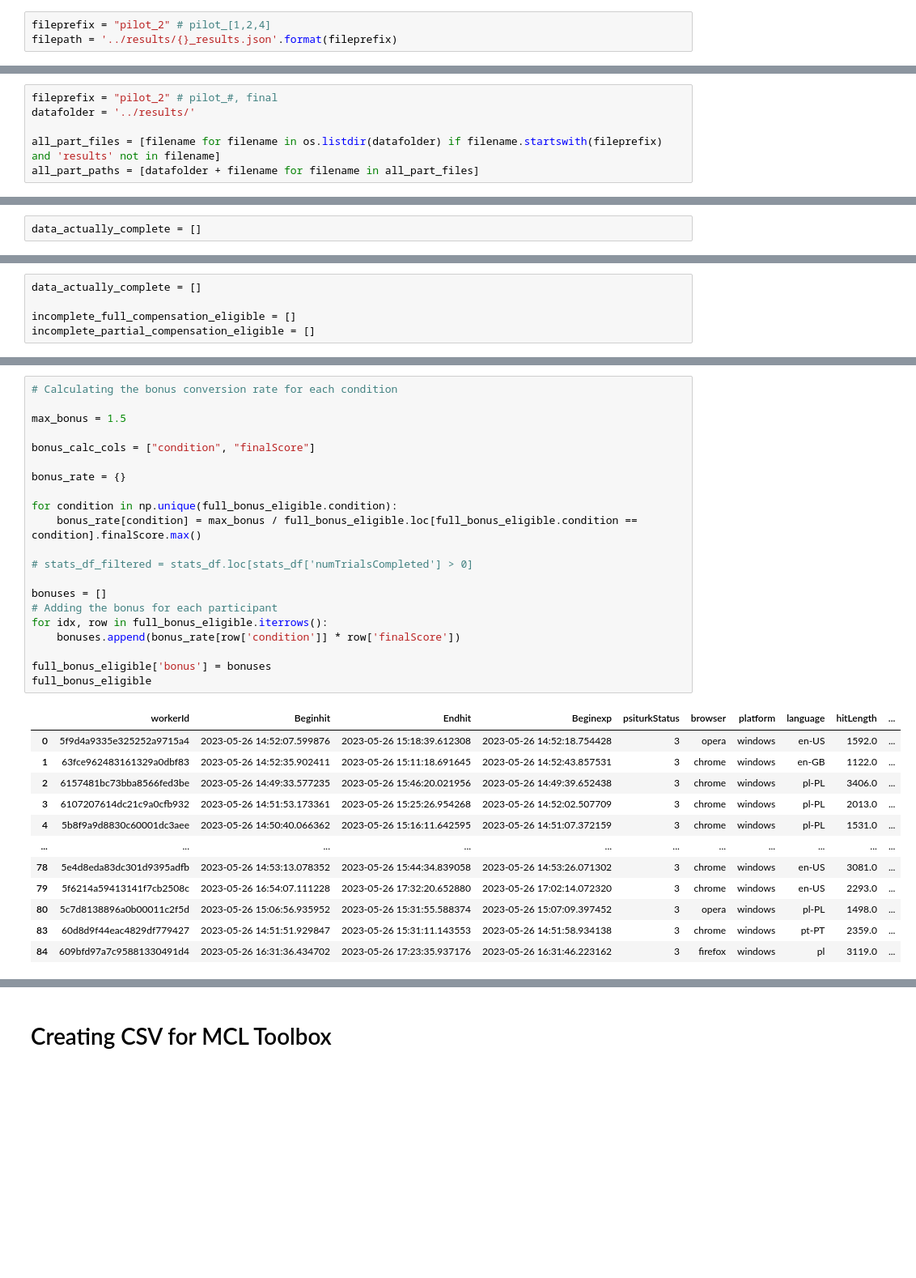
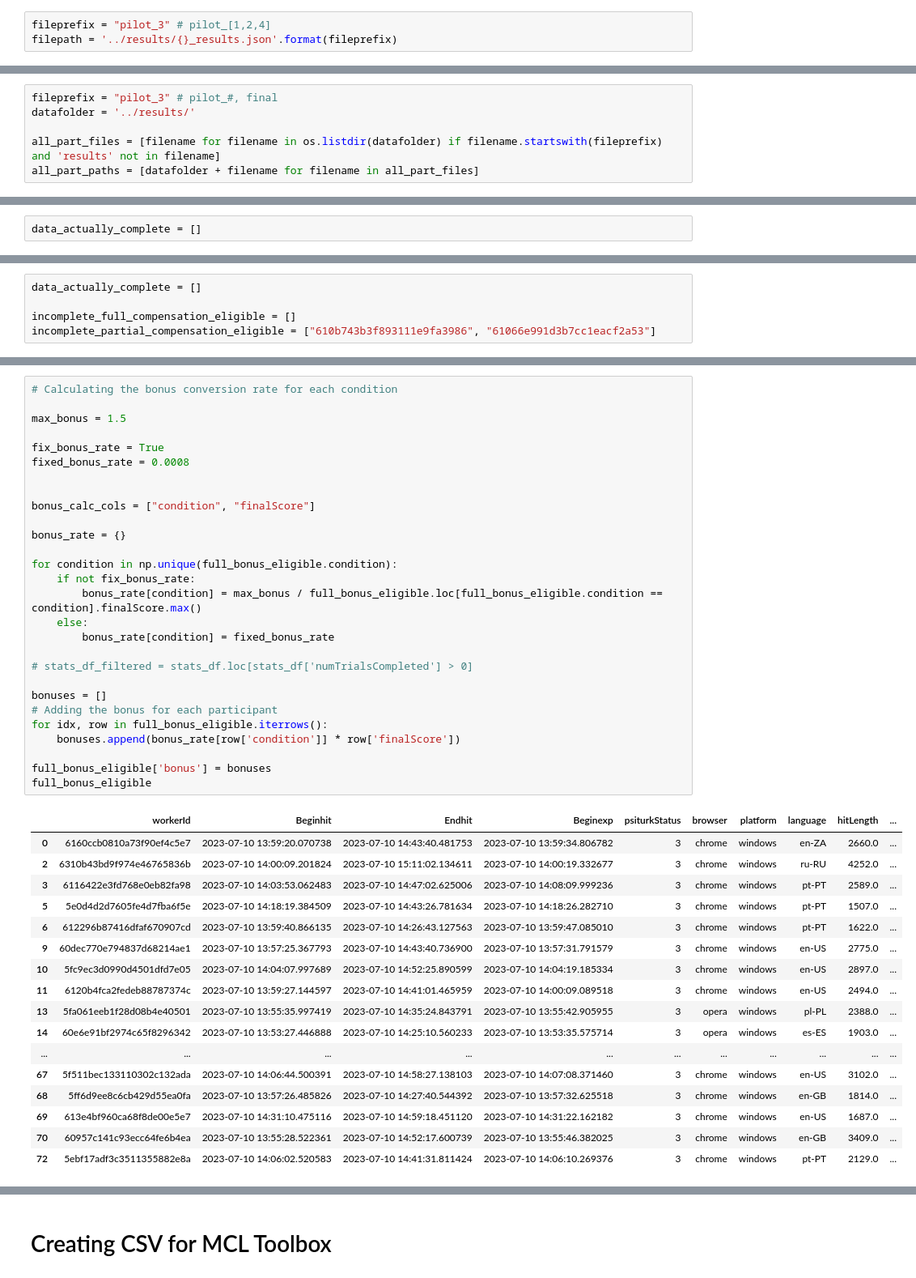
Before and after one commit to srinidhisrinivas/mcl-misalignment-mouselab, a Jupyter notebook: analysis/Preprocessing + Pilot Analysis.ipynb, the cells around one changed output, grey strips where cells are left out. Shown at 81% size. Cells and saved outputs as stored; diff of their text form; blank space fills up the shorter version.

```diff
--- a/analysis/Preprocessing + Pilot Analysis.ipynb
+++ b/analysis/Preprocessing + Pilot Analysis.ipynb
@@ -13,7 +13,7 @@ import pickle
 # %% [markdown]
 Creating a single JSON file for each participant from PostGRES data that contains a single list of all participant data
 # %%
-fileprefix = "pilot_2" # pilot_[1,2,4]
+fileprefix = "pilot_3" # pilot_[1,2,4]
 filepath = '../results/{}_results.json'.format(fileprefix)
 # %%
 with open(filepath, 'r') as f:
@@ -69,7 +69,7 @@ dict_keys(['5f5aa6d5b8e6411a69e274d5', '5f233b5de2de0e0e11f9e78c', '615cc11e1f98
 # %% [markdown]
 # Reading Data from Already Created Participant Data Files
 # %%
-fileprefix = "pilot_2" # pilot_#, final
+fileprefix = "pilot_3" # pilot_#, final
 datafolder = '../results/'
 
 all_part_files = [filename for filename in os.listdir(datafolder) if filename.startswith(fileprefix) and 'results' not in filename]
@@ -459,7 +490,7 @@ for idx, row in incomplete_data.iterrows():
 data_actually_complete = []
 
 incomplete_full_compensation_eligible = []
-incomplete_partial_compensation_eligible = []
+incomplete_partial_compensation_eligible = ["610b743b3f893111e9fa3986", "61066e991d3b7cc1eacf2a53"]
 # %%
 incomplete_partial = eligible.loc[(eligible.workerId.isin(incomplete_partial_compensation_eligible))]
 incomplete_partial.loc[:,'bonus'] = (incomplete_partial['mouselabLength']) * secondly_rate
@@ -550,34 +595,46 @@ full_bonus_eligible.loc[full_bonus_eligible.workerId == "5f6214a59413141f7cb2508
 # %%
 # Calculating the bonus conversion rate for each condition
 
 max_bonus = 1.5
+
+fix_bonus_rate = True
+fixed_bonus_rate = 0.0008
+
 
 bonus_calc_cols = ["condition", "finalScore"]
 
 bonus_rate = {}
 
 for condition in np.unique(full_bonus_eligible.condition):
-    bonus_rate[condition] = max_bonus / full_bonus_eligible.loc[full_bonus_eligible.condition == condition].finalScore.max()
+    if not fix_bonus_rate:
+        bonus_rate[condition] = max_bonus / full_bonus_eligible.loc[full_bonus_eligible.condition == condition].finalScore.max()
+    else:
+        bonus_rate[condition] = fixed_bonus_rate
 
 # stats_df_filtered = stats_df.loc[stats_df['numTrialsCompleted'] > 0]
 
 bonuses = []
 # Adding the bonus for each participant
 for idx, row in full_bonus_eligible.iterrows():
     bonuses.append(bonus_rate[row['condition']] * row['finalScore'])
 
 full_bonus_eligible['bonus'] = bonuses
 full_bonus_eligible
 # %% [output]
 |  | workerId | Beginhit | Endhit | Beginexp | psiturkStatus | browser | platform | language | hitLength | ... |
-| 0 | 5f9d4a9335e325252a9715a4 | 2023-05-26 14:52:07.599876 | 2023-05-26 15:18:39.612308 | 2023-05-26 14:52:18.754428 | 3 | opera | windows | en-US | 1592.0 | ... |
-| 1 | 63fce962483161329a0dbf83 | 2023-05-26 14:52:35.902411 | 2023-05-26 15:11:18.691645 | 2023-05-26 14:52:43.857531 | 3 | chrome | windows | en-GB | 1122.0 | ... |
-| 2 | 6157481bc73bba8566fed3be | 2023-05-26 14:49:33.577235 | 2023-05-26 15:46:20.021956 | 2023-05-26 14:49:39.652438 | 3 | chrome | windows | pl-PL | 3406.0 | ... |
-| 3 | 6107207614dc21c9a0cfb932 | 2023-05-26 14:51:53.173361 | 2023-05-26 15:25:26.954268 | 2023-05-26 14:52:02.507709 | 3 | chrome | windows | pl-PL | 2013.0 | ... |
-| 4 | 5b8f9a9d8830c60001dc3aee | 2023-05-26 14:50:40.066362 | 2023-05-26 15:16:11.642595 | 2023-05-26 14:51:07.372159 | 3 | chrome | windows | pl-PL | 1531.0 | ... |
+| 0 | 6160ccb0810a73f90ef4c5e7 | 2023-07-10 13:59:20.070738 | 2023-07-10 14:43:40.481753 | 2023-07-10 13:59:34.806782 | 3 | chrome | windows | en-ZA | 2660.0 | ... |
+| 2 | 6310b43bd9f974e46765836b | 2023-07-10 14:00:09.201824 | 2023-07-10 15:11:02.134611 | 2023-07-10 14:00:19.332677 | 3 | chrome | windows | ru-RU | 4252.0 | ... |
+| 3 | 6116422e3fd768e0eb82fa98 | 2023-07-10 14:03:53.062483 | 2023-07-10 14:47:02.625006 | 2023-07-10 14:08:09.999236 | 3 | chrome | windows | pt-PT | 2589.0 | ... |
+| 5 | 5e0d4d2d7605fe4d7fba6f5e | 2023-07-10 14:18:19.384509 | 2023-07-10 14:43:26.781634 | 2023-07-10 14:18:26.282710 | 3 | chrome | windows | pt-PT | 1507.0 | ... |
+| 6 | 612296b87416dfaf670907cd | 2023-07-10 13:59:40.866135 | 2023-07-10 14:26:43.127563 | 2023-07-10 13:59:47.085010 | 3 | chrome | windows | pt-PT | 1622.0 | ... |
+| 9 | 60dec770e794837d68214ae1 | 2023-07-10 13:57:25.367793 | 2023-07-10 14:43:40.736900 | 2023-07-10 13:57:31.791579 | 3 | chrome | windows | en-US | 2775.0 | ... |
+| 10 | 5fc9ec3d0990d4501dfd7e05 | 2023-07-10 14:04:07.997689 | 2023-07-10 14:52:25.890599 | 2023-07-10 14:04:19.185334 | 3 | chrome | windows | en-US | 2897.0 | ... |
+| 11 | 6120b4fca2fedeb88787374c | 2023-07-10 13:59:27.144597 | 2023-07-10 14:41:01.465959 | 2023-07-10 14:00:09.089518 | 3 | chrome | windows | en-US | 2494.0 | ... |
+| 13 | 5fa061eeb1f28d08b4e40501 | 2023-07-10 13:55:35.997419 | 2023-07-10 14:35:24.843791 | 2023-07-10 13:55:42.905955 | 3 | opera | windows | pl-PL | 2388.0 | ... |
+| 14 | 60e6e91bf2974c65f8296342 | 2023-07-10 13:53:27.446888 | 2023-07-10 14:25:10.560233 | 2023-07-10 13:53:35.575714 | 3 | opera | windows | es-ES | 1903.0 | ... |
 | ... | ... | ... | ... | ... | ... | ... | ... | ... | ... | ... |
-| 78 | 5e4d8eda83dc301d9395adfb | 2023-05-26 14:53:13.078352 | 2023-05-26 15:44:34.839058 | 2023-05-26 14:53:26.071302 | 3 | chrome | windows | en-US | 3081.0 | ... |
-| 79 | 5f6214a59413141f7cb2508c | 2023-05-26 16:54:07.111228 | 2023-05-26 17:32:20.652880 | 2023-05-26 17:02:14.072320 | 3 | chrome | windows | en-US | 2293.0 | ... |
-| 80 | 5c7d8138896a0b00011c2f5d | 2023-05-26 15:06:56.935952 | 2023-05-26 15:31:55.588374 | 2023-05-26 15:07:09.397452 | 3 | opera | windows | pl-PL | 1498.0 | ... |
-| 83 | 60d8d9f44eac4829df779427 | 2023-05-26 14:51:51.929847 | 2023-05-26 15:31:11.143553 | 2023-05-26 14:51:58.934138 | 3 | chrome | windows | pt-PT | 2359.0 | ... |
-| 84 | 609bfd97a7c95881330491d4 | 2023-05-26 16:31:36.434702 | 2023-05-26 17:23:35.937176 | 2023-05-26 16:31:46.223162 | 3 | firefox | windows | pl | 3119.0 | ... |
+| 67 | 5f511bec133110302c132ada | 2023-07-10 14:06:44.500391 | 2023-07-10 14:58:27.138103 | 2023-07-10 14:07:08.371460 | 3 | chrome | windows | en-US | 3102.0 | ... |
+| 68 | 5ff6d9ee8c6cb429d55ea0fa | 2023-07-10 13:57:26.485826 | 2023-07-10 14:27:40.544392 | 2023-07-10 13:57:32.625518 | 3 | chrome | windows | en-GB | 1814.0 | ... |
+| 69 | 613e4bf960ca68f8de00e5e7 | 2023-07-10 14:31:10.475116 | 2023-07-10 14:59:18.451120 | 2023-07-10 14:31:22.162182 | 3 | chrome | windows | en-US | 1687.0 | ... |
+| 70 | 60957c141c93ecc64fe6b4ea | 2023-07-10 13:55:28.522361 | 2023-07-10 14:52:17.600739 | 2023-07-10 13:55:46.382025 | 3 | chrome | windows | en-GB | 3409.0 | ... |
+| 72 | 5ebf17adf3c3511355882e8a | 2023-07-10 14:06:02.520583 | 2023-07-10 14:41:31.811424 | 2023-07-10 14:06:10.269376 | 3 | chrome | windows | pt-PT | 2129.0 | ... |
```
Also changed, not shown: parts of 33 cells of this notebook, 5 other files.
